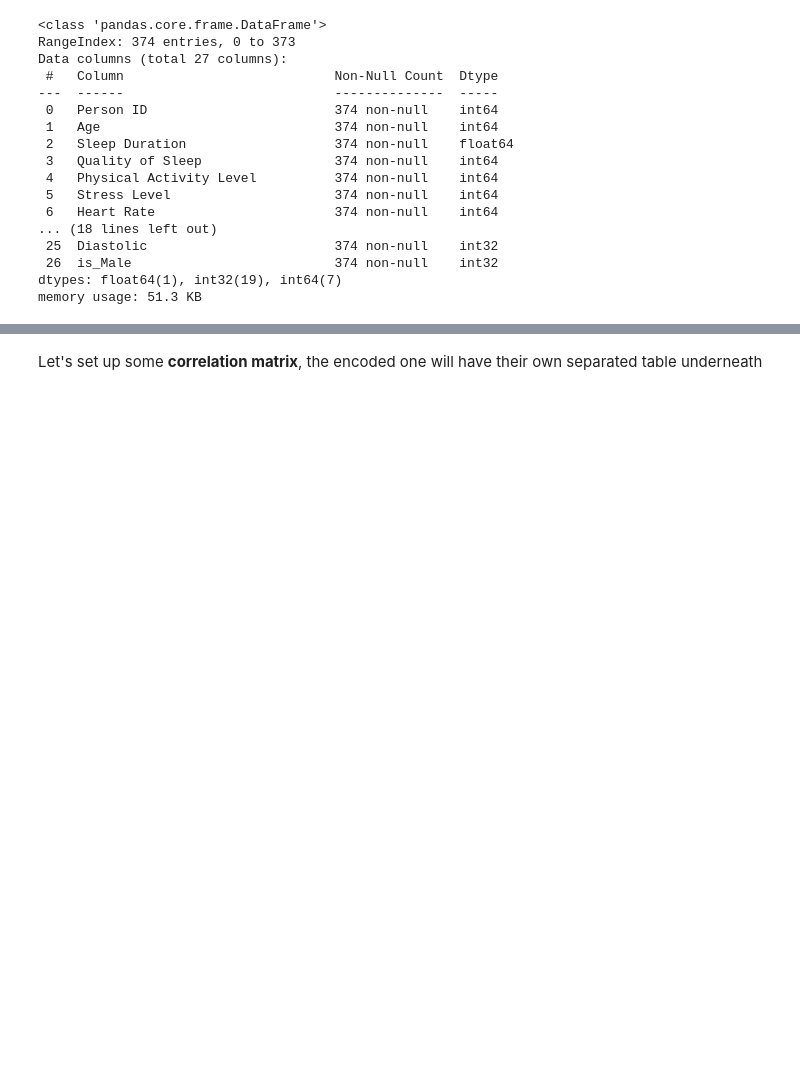
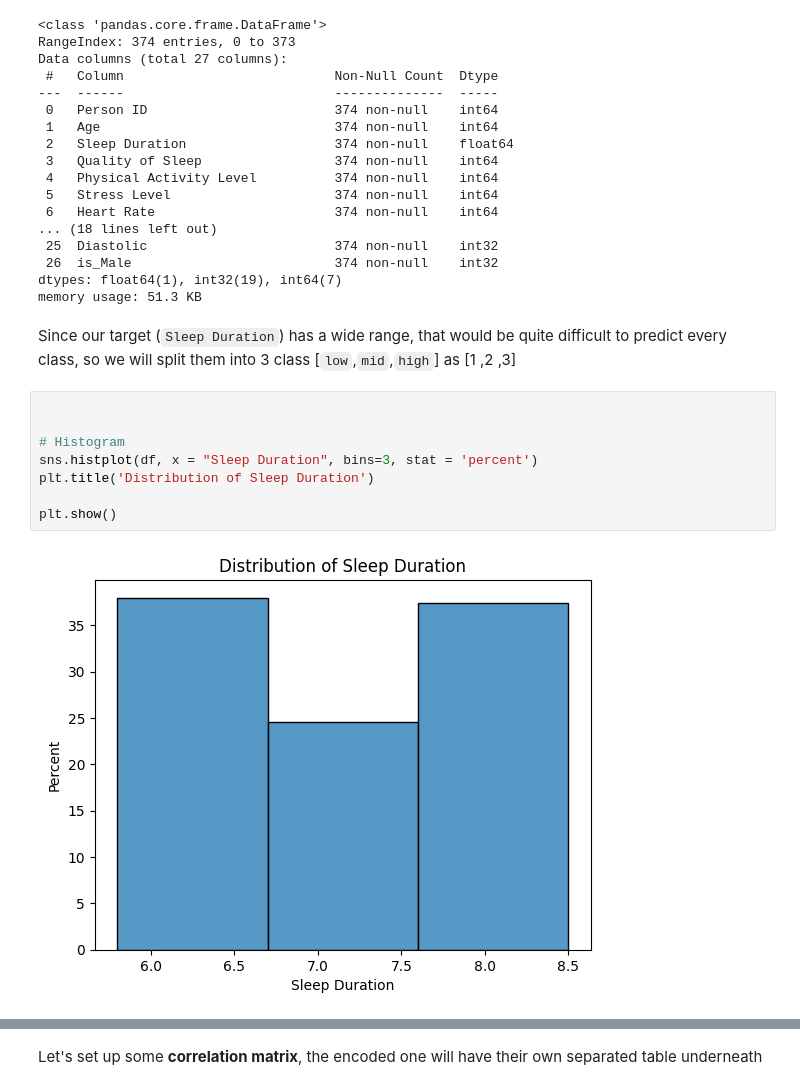
Before and after one commit to Doug-Vo/ML-Self-Project, a Jupyter notebook: Spring_2026/Sleep.ipynb, the cells around one changed output, grey strips where cells are left out. Saved outputs shown, nothing was run; the diff lists cells and outputs as text; blank space fills up the shorter version.

```diff
--- a/Spring_2026/Sleep.ipynb
+++ b/Spring_2026/Sleep.ipynb
@@ -215,3 +220,15 @@ Data columns (total 27 columns):
  26  is_Male                          374 non-null    int32
 dtypes: float64(1), int32(19), int64(7)
 memory usage: 51.3 KB
+# %% [markdown]
+Since our target (`Sleep Duration`) has a wide range, that would be quite difficult to predict every class, so we will split them into 3 class [`low`,`mid`,`high`] as [1 ,2 ,3]
+# %%
+
+
+# Histogram
+sns.histplot(df, x = "Sleep Duration", bins=3, stat = 'percent')
+plt.title('Distribution of Sleep Duration')
+
+plt.show()
+# %% [output]
+[figure, added]
```
Also changed, not shown: parts of 15 cells of this notebook.
